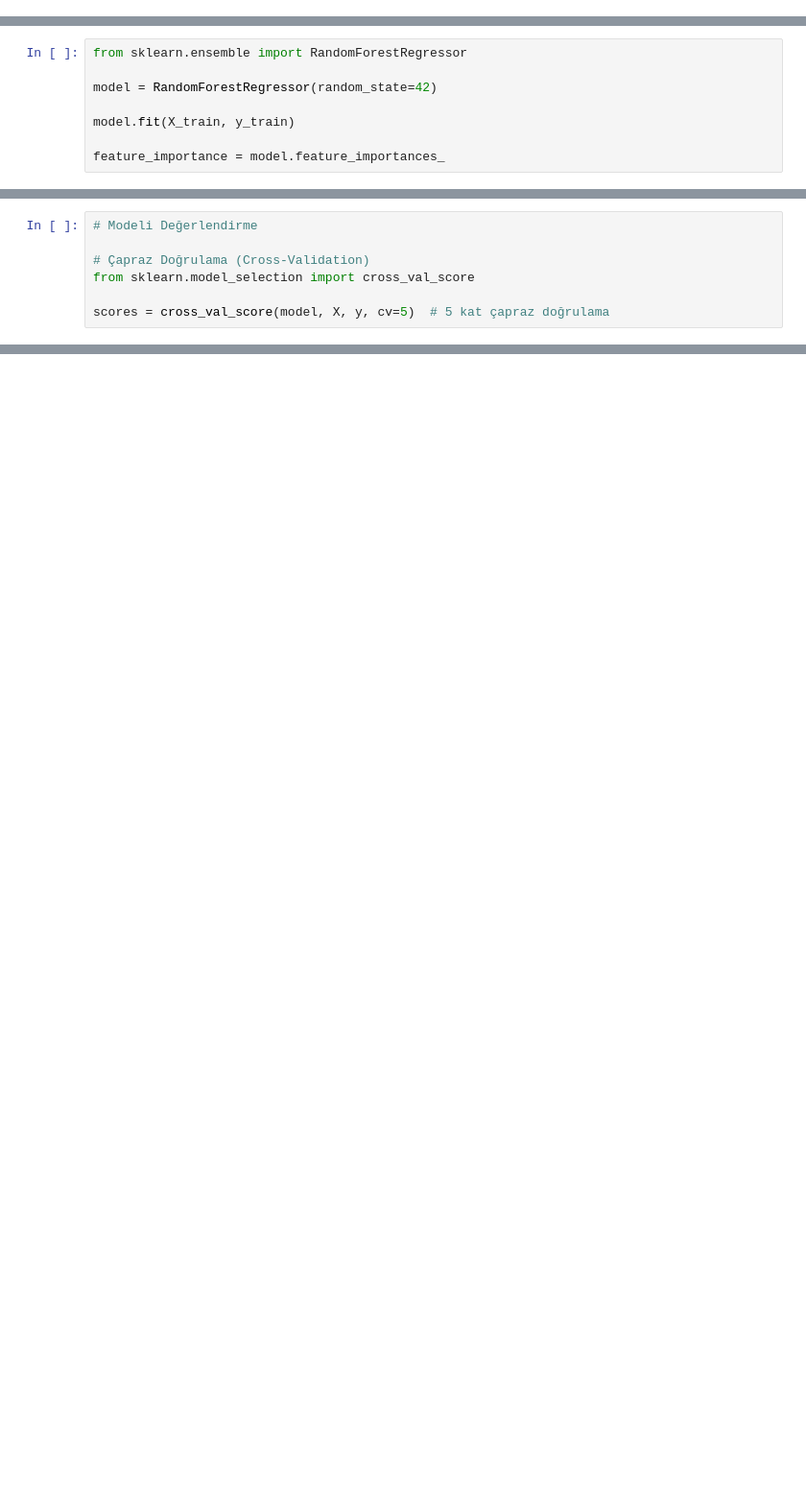
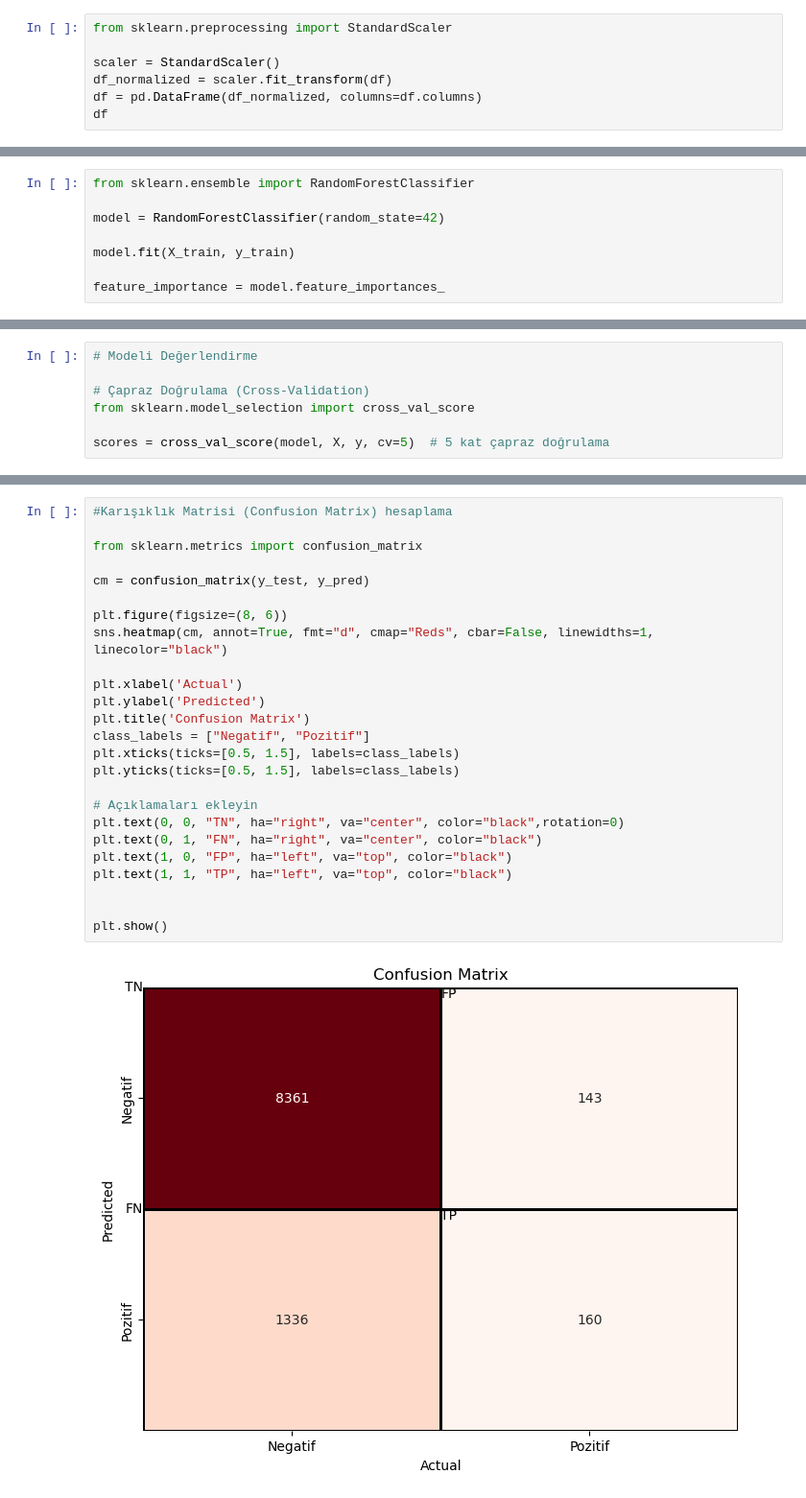
Before and after one commit to keremmenes/British-Airways, a Jupyter notebook: TaskTwo/TaskTwo.ipynb, the cells around one changed output, grey strips where cells are left out. Shown at 96% size. Cells and saved outputs as stored; diff of their text form; blank space fills up the shorter version.

```diff
--- a/TaskTwo/TaskTwo.ipynb
+++ b/TaskTwo/TaskTwo.ipynb
@@ -244,0 +254,7 @@ df = df.astype('int64')
+# %%
+from sklearn.preprocessing import StandardScaler
+
+scaler = StandardScaler()
+df_normalized = scaler.fit_transform(df)
+df = pd.DataFrame(df_normalized, columns=df.columns)
+df
@@ -278,9 +299,9 @@ Name: booking_complete, Length: 50000, dtype: int64
 # %% [markdown]
 5.0 Data Modelling
 # %%
-from sklearn.ensemble import RandomForestRegressor
+from sklearn.ensemble import RandomForestClassifier
 
-model = RandomForestRegressor(random_state=42)
+model = RandomForestClassifier(random_state=42)
 
 model.fit(X_train, y_train)
 
@@ -320,0 +356,27 @@ array([-0.0619167 ,  0.05637561,  0.04579949,  0.07401537,  0.07296851])
+# %%
+#Karışıklık Matrisi (Confusion Matrix) hesaplama
+
+from sklearn.metrics import confusion_matrix
+
+cm = confusion_matrix(y_test, y_pred)
+
+plt.figure(figsize=(8, 6))
+sns.heatmap(cm, annot=True, fmt="d", cmap="Reds", cbar=False, linewidths=1, linecolor="black")
+
+plt.xlabel('Actual')
+plt.ylabel('Predicted')
+plt.title('Confusion Matrix')
+class_labels = ["Negatif", "Pozitif"]
+plt.xticks(ticks=[0.5, 1.5], labels=class_labels)
+plt.yticks(ticks=[0.5, 1.5], labels=class_labels)
+
+# Açıklamaları ekleyin
+plt.text(0, 0, "TN", ha="right", va="center", color="black",rotation=0)
+plt.text(0, 1, "FN", ha="right", va="center", color="black")
+plt.text(1, 0, "FP", ha="left", va="top", color="black")
+plt.text(1, 1, "TP", ha="left", va="top", color="black")
+
+
+plt.show()
+# %% [output]
+[figure, added]
```
Also changed, not shown: parts of 25 cells of this notebook.
